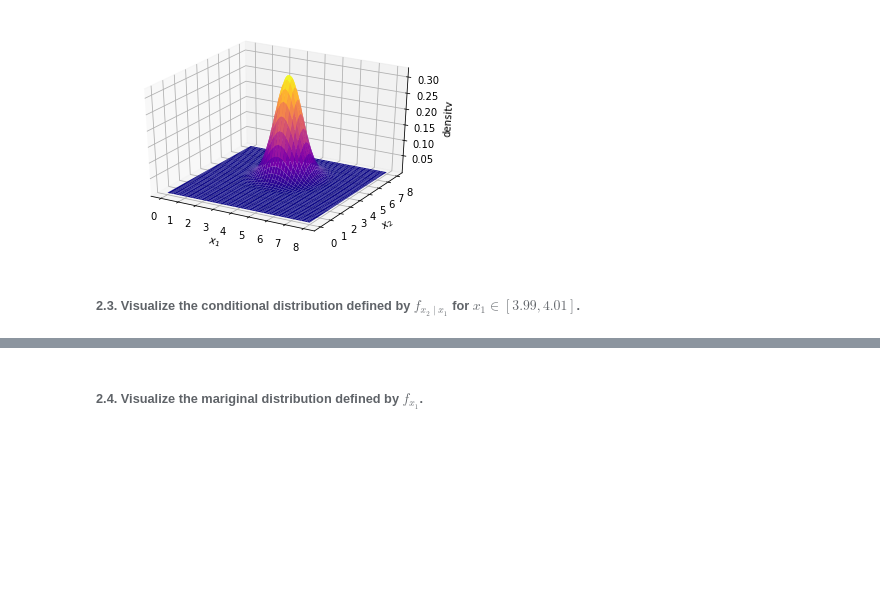
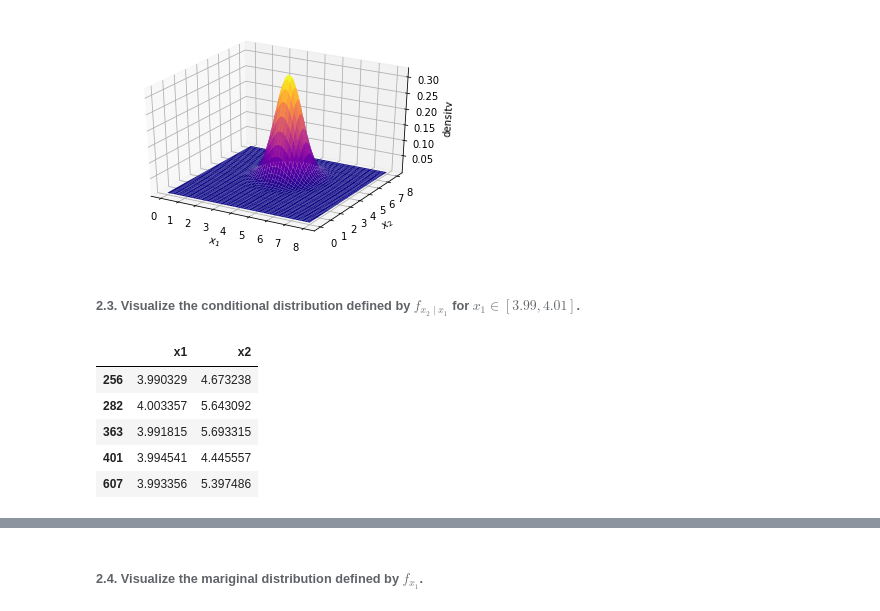
Before and after one commit to ezou20/AM_207_fall_2018, a Jupyter notebook: homeworks/AM207_HW3.ipynb, the cells around one changed output, grey strips where cells are left out. Saved outputs shown, nothing was run; the diff lists cells and outputs as text; code cells hidden in the pictures; blank space fills up the shorter version.

```diff
--- a/homeworks/AM207_HW3.ipynb
+++ b/homeworks/AM207_HW3.ipynb
@@ -224,3 +222,13 @@ plt.show()
 [figure]
 # %% [markdown]
 ###### 2.3. Visualize the conditional distribution defined by $f_{x_2 \mid x_1}$ for $x_1 \in [3.99, 4.01]$.
+# %%
+x1_near_4 = df[(3.99 <= df['x1']) & (df['x1'] <= 4.01)]
+x1_near_4.head()
+# %% [output]
+|  | x1 | x2 |
+| 256 | 3.990329 | 4.673238 |
+| 282 | 4.003357 | 5.643092 |
+| 363 | 3.991815 | 5.693315 |
+| 401 | 3.994541 | 4.445557 |
+| 607 | 3.993356 | 5.397486 |
```
Also changed, not shown: parts of 8 cells of this notebook.
